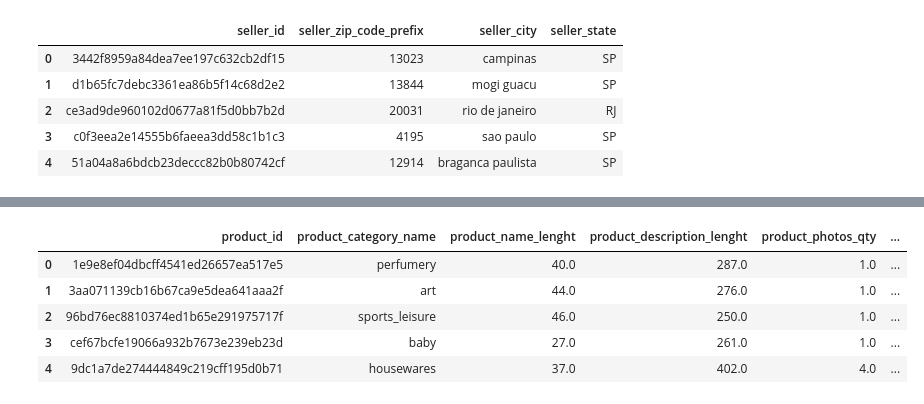
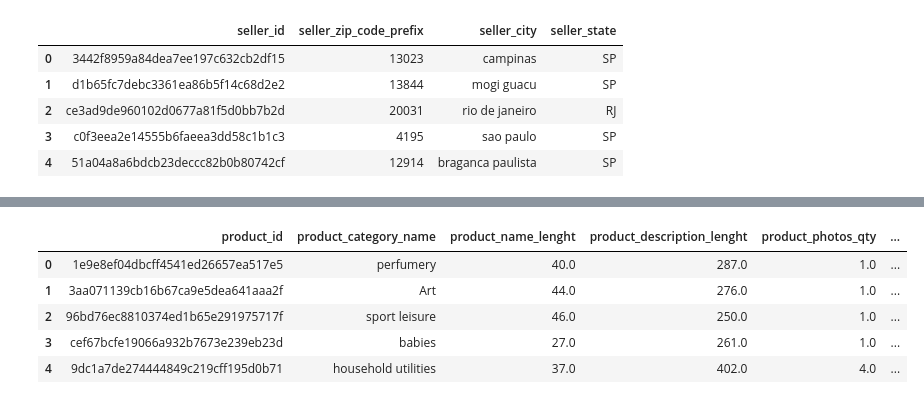
Before and after one commit to IgorComune/ecommerce_olist, a Jupyter notebook: olist.ipynb, the cells around one changed output, grey strips where cells are left out. Cells and saved outputs as stored; diff of their text form; code cells hidden in the pictures.

```diff
--- a/olist.ipynb
+++ b/olist.ipynb
@@ -153,11 +456,25 @@ name_dictionary
+# %%
+translation_categories = []
+for category in categories:
+  if type(category) != float:
+    translated = GoogleTranslator(source='auto', target='en').translate(text=category)
+    translation_categories.append(translated)
+# %%
+categories_ = []
+for category in categories:
+  if type(category) != float:
+    word = category.replace(' ', '_')
+    categories_.append(word)
+# %%
+dict_translation = dict(zip(categories_, translation_categories))
 # %%
-products['product_category_name'] = products['product_category_name'].map(name_dictionary)
+products['product_category_name'] = products['product_category_name'].map(dict_translation)
 # %%
-products.head(5)
+products.head()
 # %% [output]
 |  | product_id | product_category_name | product_name_lenght | product_description_lenght | product_photos_qty | ... |
 | 0 | 1e9e8ef04dbcff4541ed26657ea517e5 | perfumery | 40.0 | 287.0 | 1.0 | ... |
-| 1 | 3aa071139cb16b67ca9e5dea641aaa2f | art | 44.0 | 276.0 | 1.0 | ... |
-| 2 | 96bd76ec8810374ed1b65e291975717f | sports_leisure | 46.0 | 250.0 | 1.0 | ... |
-| 3 | cef67bcfe19066a932b7673e239eb23d | baby | 27.0 | 261.0 | 1.0 | ... |
-| 4 | 9dc1a7de274444849c219cff195d0b71 | housewares | 37.0 | 402.0 | 4.0 | ... |
+| 1 | 3aa071139cb16b67ca9e5dea641aaa2f | Art | 44.0 | 276.0 | 1.0 | ... |
+| 2 | 96bd76ec8810374ed1b65e291975717f | sport leisure | 46.0 | 250.0 | 1.0 | ... |
+| 3 | cef67bcfe19066a932b7673e239eb23d | babies | 27.0 | 261.0 | 1.0 | ... |
+| 4 | 9dc1a7de274444849c219cff195d0b71 | household utilities | 37.0 | 402.0 | 4.0 | ... |
```
Also changed, not shown: parts of 66 cells of this notebook.
